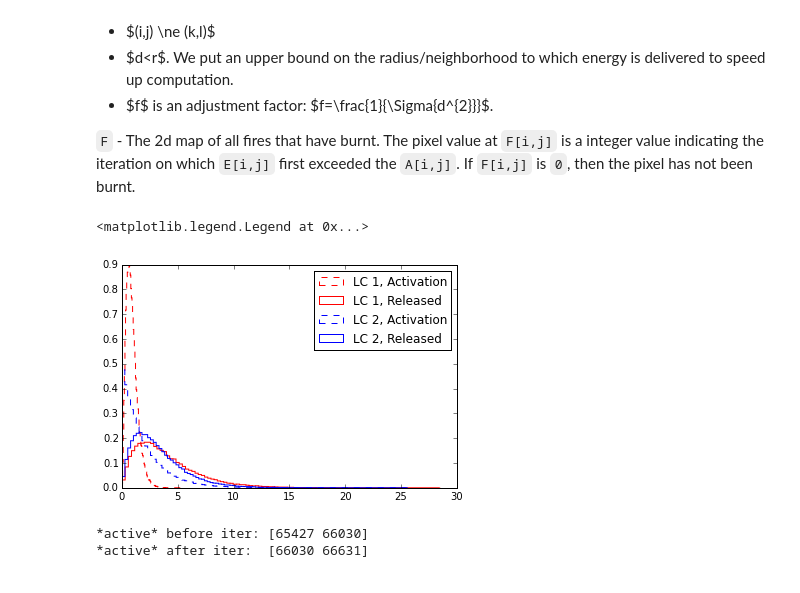
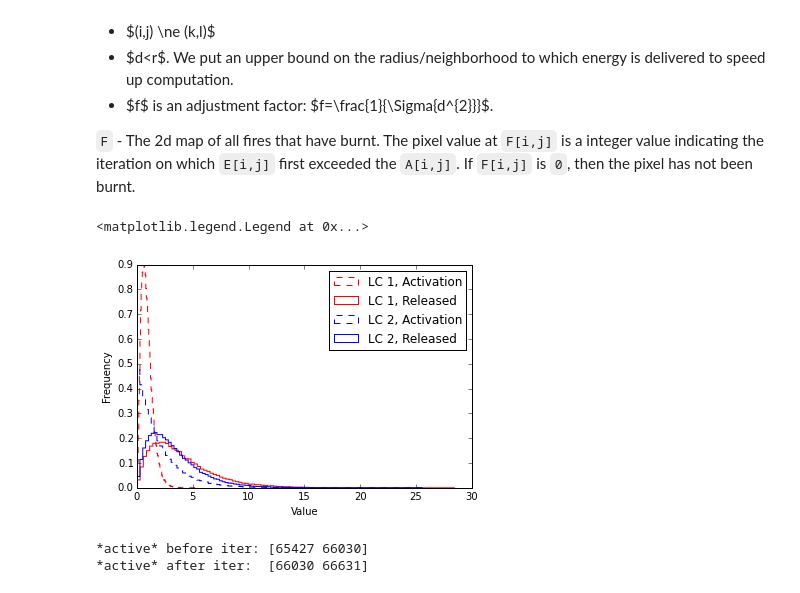
Before and after one commit to mvsaha/fire_sim, a Jupyter notebook: dev/notebooks/EnergyRelease_ActivationEnergy.ipynb, the cells around one changed output. Drawn from its saved outputs; the diff is of its cells as text; code cells hidden in the pictures.

```diff
--- a/dev/notebooks/EnergyRelease_ActivationEnergy.ipynb
+++ b/dev/notebooks/EnergyRelease_ActivationEnergy.ipynb
@@ -66,12 +66,14 @@ sim.ignite_fires(ignitions)
 # %%
 h = hist(sim.A[sim.L==1],100, histtype='step', normed='True', color='r', ls='dashed', label='LC 1, Activation')
 h = hist(sim.R[sim.L==1],100, histtype='step', normed='True', color='r', ls='solid', label='LC 1, Released')
 h = hist(sim.A[sim.L==2],100, histtype='step', normed='True', color='b', ls='dashed', label='LC 2, Activation')
 h = hist(sim.R[sim.L==2],100, histtype='step', normed='True', color='b', ls='solid', label='LC 2, Released')
+xlabel('Value')
+ylabel('Frequency')
 legend()
 # %% [output]
 <matplotlib.legend.Legend at 0x...>
-[figure, old version]
+[figure, new version]
 # %%
 print('*active* before iter:', sim.active)
 [sim.iterate() for i in range(1)]
```
